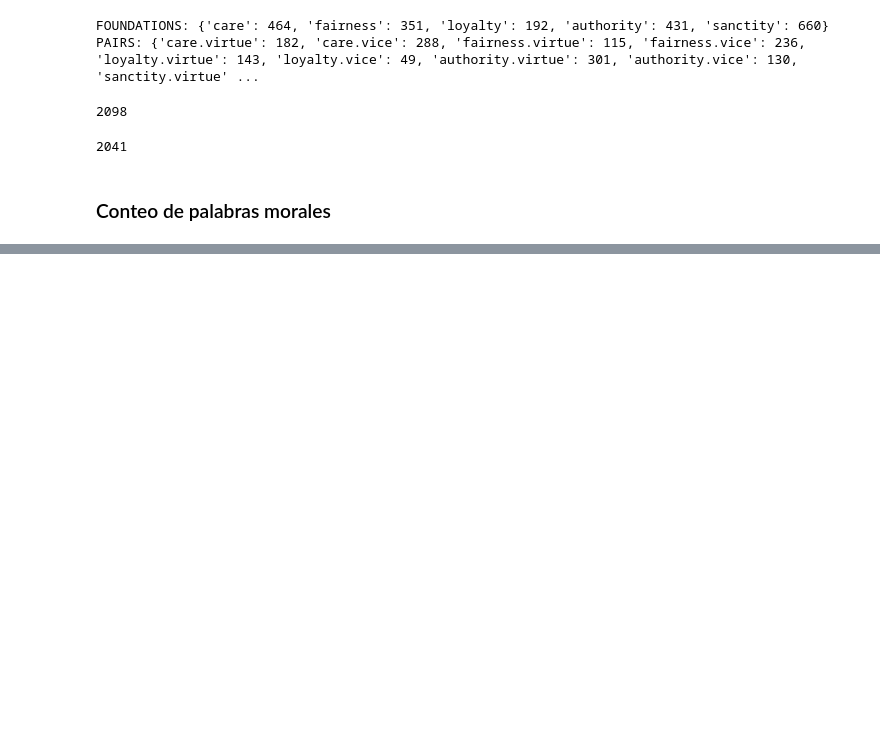
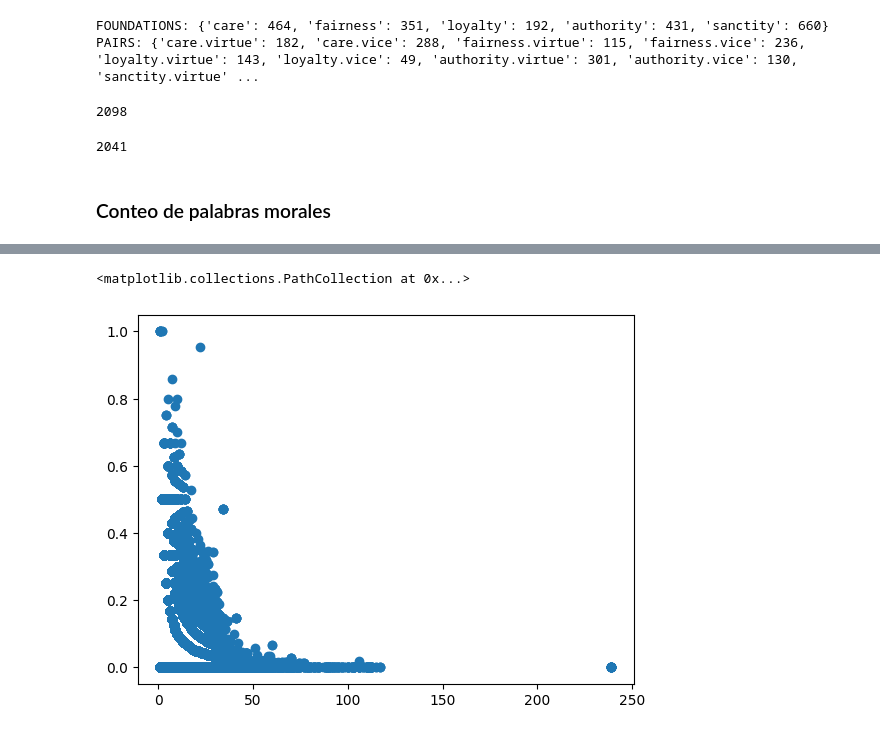
Before and after one commit to DiegoLeonG96/Scaling-laws-in-moral-dynamics-on-social-media, a Jupyter notebook: Exploration.ipynb, the cells around one changed output, grey strips where cells are left out. Drawn from its saved outputs; the diff is of its cells as text; code cells hidden in the pictures; blank space fills up the shorter version.

```diff
--- a/Exploration.ipynb
+++ b/Exploration.ipynb
@@ -212,0 +297,5 @@ len(np.unique(foundations_total_list))
+# %%
+plt.scatter(twitter_plots_data["message_len"], twitter_plots_data["moral_freq"])
+# %% [output]
+<matplotlib.collections.PathCollection at 0x...>
+[figure, added]
```
Also changed, not shown: parts of 15 cells of this notebook, 1 other file.
